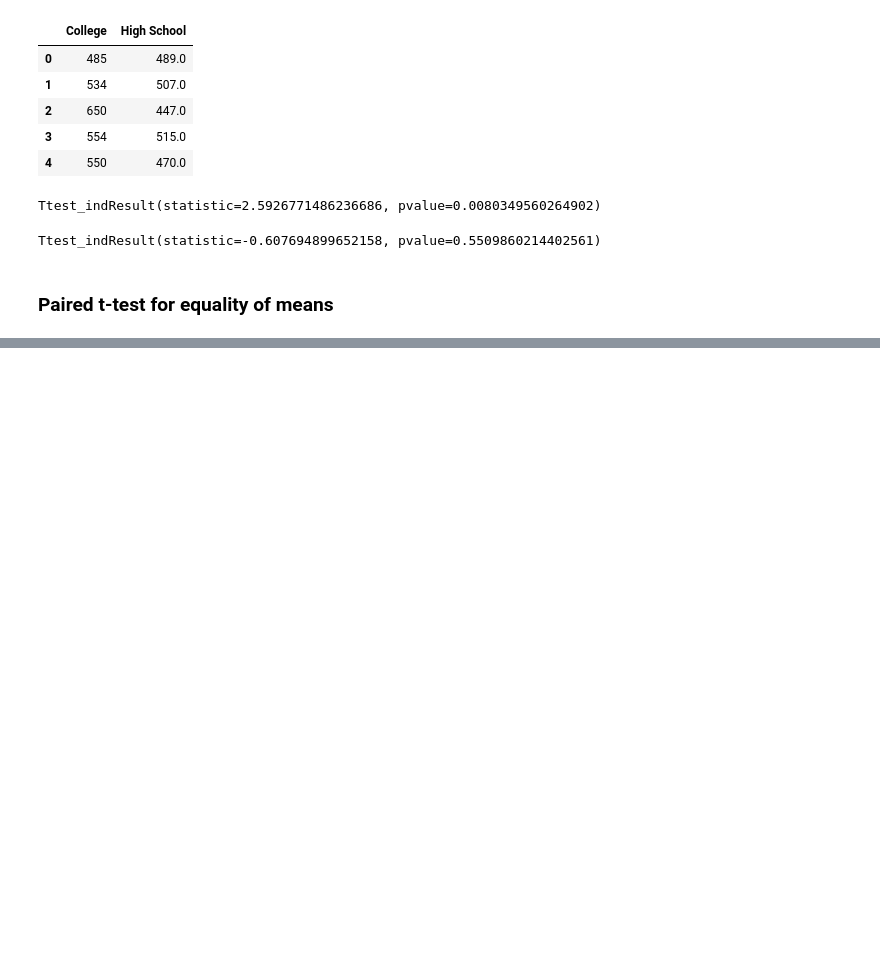
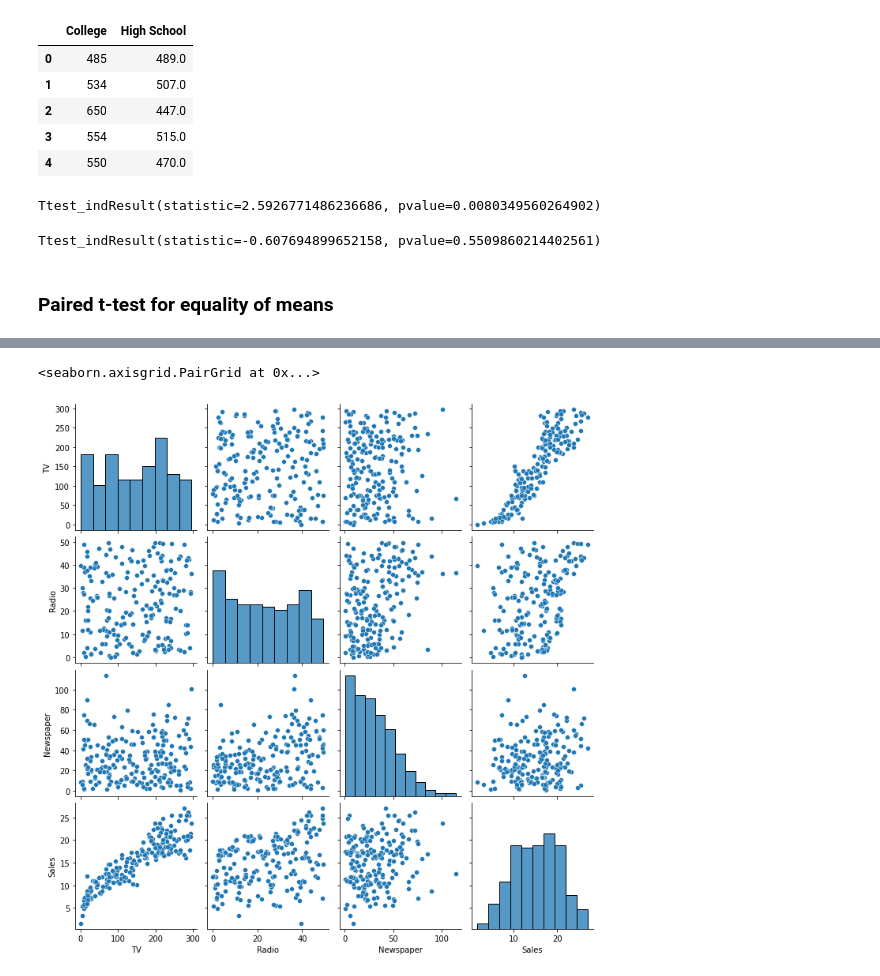
Before and after one commit to ousodaniel/ipynbs, a Jupyter notebook: mit-idss.ipynb, the cells around one changed output, grey strips where cells are left out. Drawn from its saved outputs; the diff is of its cells as text; code cells hidden in the pictures; blank space fills up the shorter version.

```diff
--- a/mit-idss.ipynb
+++ b/mit-idss.ipynb
@@ -9,7 +10,7 @@ import matplotlib.pyplot as plt
 # warnings.filterwarnings('ignore')
 # %%
 data_dir = '/home/douso/Git/mit-idss-dsml/data'
-plt.style.use('dark_background')
+# plt.style.use('dark_background')
 # %%
 import requests, json
 
@@ -1250,0 +1602,2 @@ Ttest_indResult(statistic=-0.607694899652158, pvalue=0.5509860214402561)
+# %%
+advert = pd.read_csv('advertising.csv')
@@ -1250,0 +1639,5 @@ Ttest_indResult(statistic=-0.607694899652158, pvalue=0.5509860214402561)
+# %%
+sns.pairplot(advert)
+# %% [output]
+<seaborn.axisgrid.PairGrid at 0x...>
+[figure, added]
```
Also changed, not shown: parts of 51 cells of this notebook.
